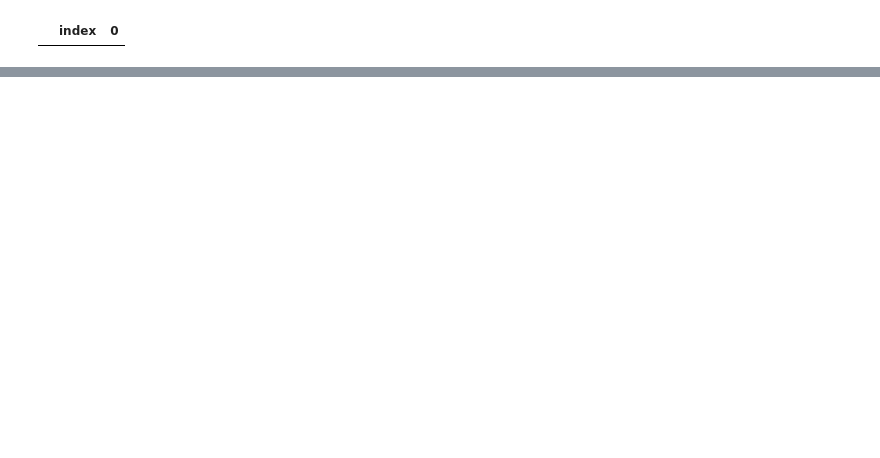
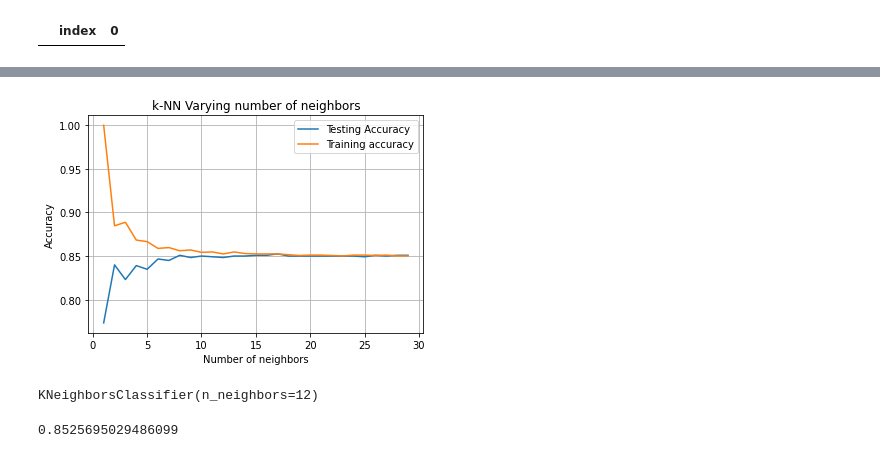
Before and after one commit to Abhi-nav0506/Coronary-Heart-Disease-Prediction, a Jupyter notebook: Cardio_Vascular_Risk_Prediction.ipynb, the cells around one changed output, grey strips where cells are left out. Drawn from its saved outputs; the diff is of its cells as text; code cells hidden in the pictures; blank space fills up the shorter version.

```diff
--- a/Cardio_Vascular_Risk_Prediction.ipynb
+++ b/Cardio_Vascular_Risk_Prediction.ipynb
@@ -759,0 +796,12 @@ ax.yaxis.set_ticklabels(labels)
+# %%
+from sklearn.preprocessing import StandardScaler
+
+scaler = StandardScaler()
+scaler.fit(x_train_num)
+
+x_train_num = pd.DataFrame(scaler.transform(x_train_num),index = x_train_num.index,columns=x_train_num.columns)
+x_test_num = pd.DataFrame(scaler.transform(x_test_num),index = x_test_num.index,columns=x_test_num.columns)
+
+#concatenate NORMALIZED train and test set with their respective categotical features:
+x_train_knn = pd.concat([x_train_num, x_train_cat], axis=1, join='inner')
+x_test_knn = pd.concat([x_test_num, x_test_cat], axis=1, join='inner')
@@ -759,0 +813,33 @@ ax.yaxis.set_ticklabels(labels)
+# %%
+# Import KNeighborsClassifier
+from sklearn.neighbors import KNeighborsClassifier
+
+#Setup arrays to store training and test accuracies
+neighbors = np.arange(1,30)
+train_accuracy =np.empty(len(neighbors))
+test_accuracy = np.empty(len(neighbors))
+
+for i,k in enumerate(neighbors):
+    # Setup a knn classifier with k neighbors
+    knn = KNeighborsClassifier(n_neighbors=k,p=1)
+
+    # Fit the model
+    knn.fit(x_train_knn, y_train)
+
+    # Compute accuracy on the training set
+    train_accuracy[i] = knn.score(x_train_knn, y_train)
+
+    # Compute accuracy on the test set
+    test_accuracy[i] = knn.score(x_test_knn, y_test)
+# %%
+# Generate plot
+plt.title('k-NN Varying number of neighbors')
+plt.plot(neighbors, test_accuracy, label='Testing Accuracy')
+plt.plot(neighbors, train_accuracy, label='Training accuracy')
+plt.legend()
+plt.xlabel('Number of neighbors')
+plt.ylabel('Accuracy')
+plt.grid()
+plt.show()
+# %% [output]
+[figure, added]
@@ -759,0 +849,9 @@ ax.yaxis.set_ticklabels(labels)
+# %%
+# Fit the model
+knn.fit(x_train_knn_smt, y_train_smt)
+# %% [output]
+KNeighborsClassifier(n_neighbors=12)
+# %%
+knn.score(x_test_knn,y_test)
+# %% [output]
+0.8525695029486099
```
Also changed, not shown: parts of 42 cells of this notebook.
